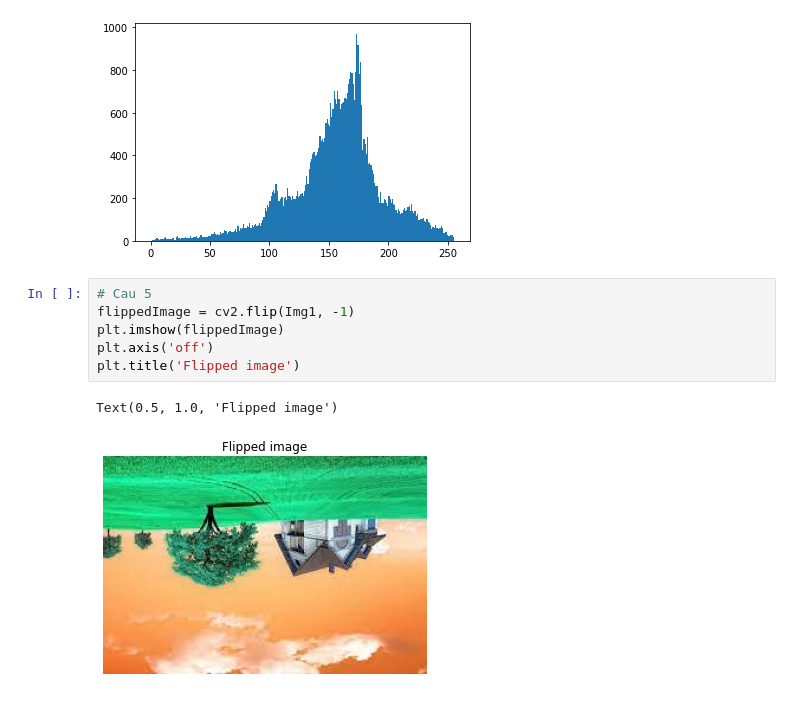
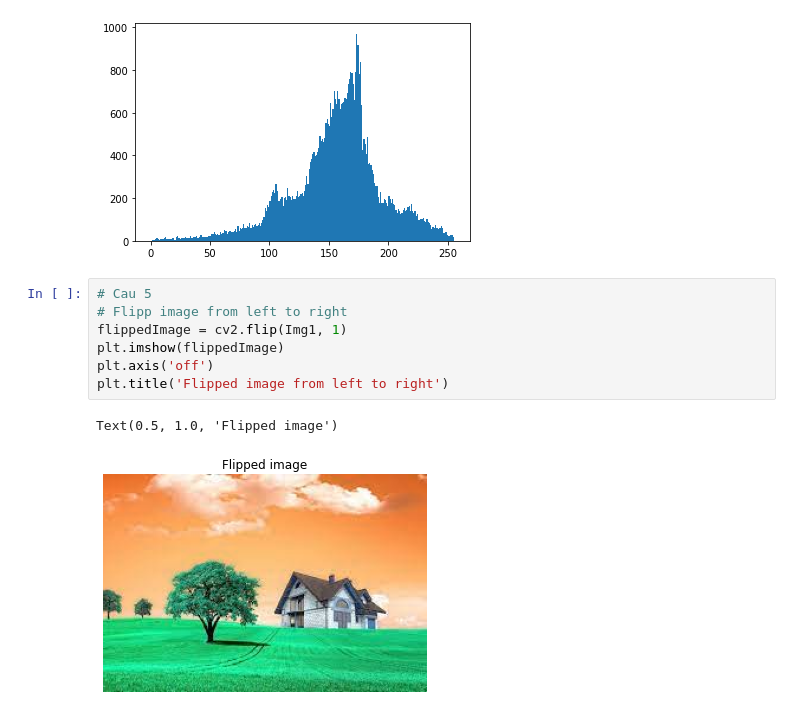
Before and after one commit to Quang-Nguyen-Van/MSE_Image-Video-Processing, a Jupyter notebook: Quizz.ipynb, the cells around one changed output. Saved outputs shown, nothing was run; the diff lists cells and outputs as text.

```diff
--- a/Quizz.ipynb
+++ b/Quizz.ipynb
@@ -114,10 +114,11 @@ plt.show()
 [figure]
 # %%
 # Cau 5
-flippedImage = cv2.flip(Img1, -1)
+# Flipp image from left to right
+flippedImage = cv2.flip(Img1, 1)
 plt.imshow(flippedImage)
 plt.axis('off')
-plt.title('Flipped image')
+plt.title('Flipped image from left to right')
 # %% [output]
 Text(0.5, 1.0, 'Flipped image')
-[figure, old version]
+[figure, new version]
```
Also changed, not shown: parts of 2 cells of this notebook.
